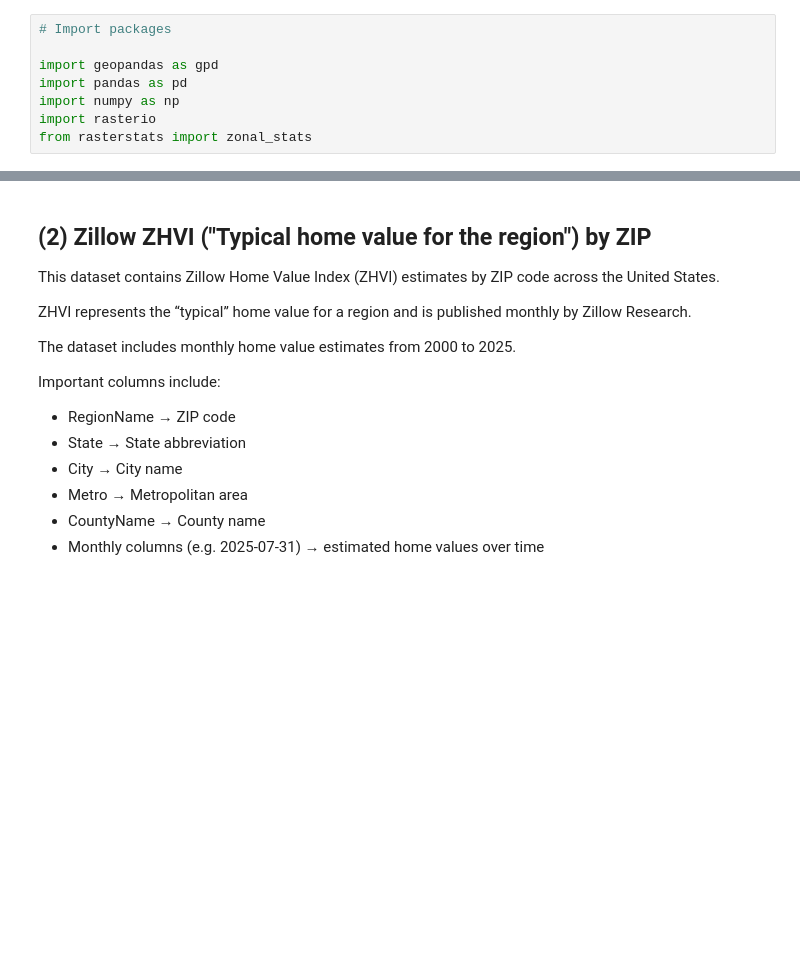
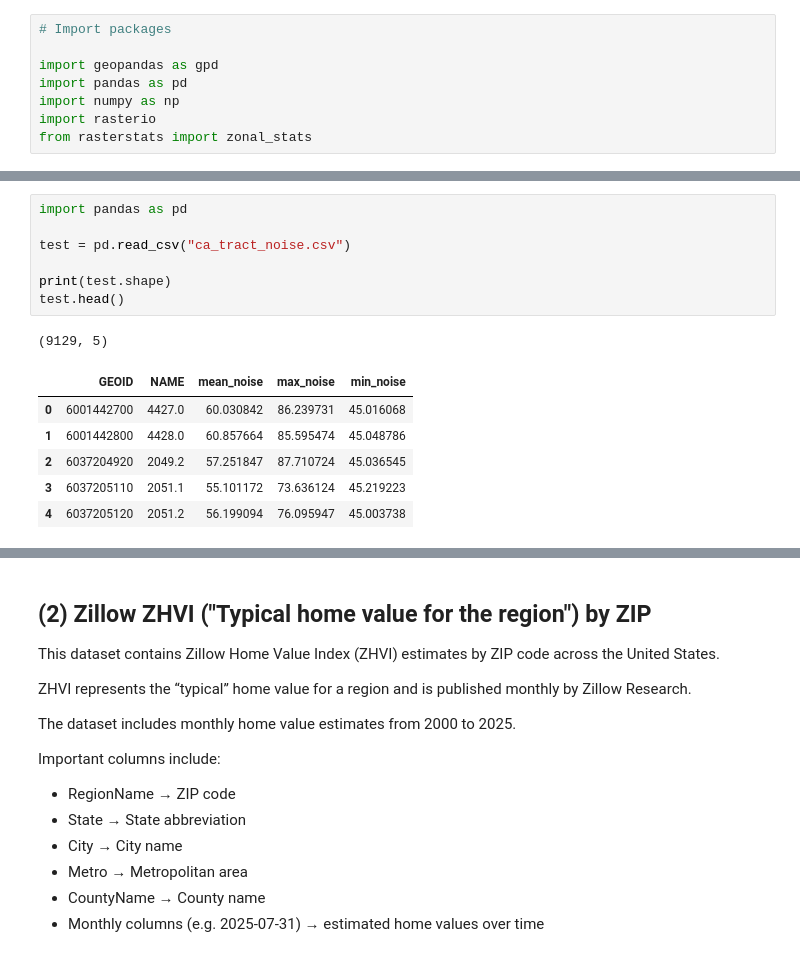
Before and after one commit to nengmao888/math189-final-project, a Jupyter notebook: data/math_189_datasets.ipynb, the cells around one changed output, grey strips where cells are left out. Saved outputs shown, nothing was run; the diff lists cells and outputs as text; blank space fills up the shorter version.

```diff
--- a/data/math_189_datasets.ipynb
+++ b/data/math_189_datasets.ipynb
@@ -347,0 +344,15 @@ sd_noise_table.to_csv("sd_tract_noise.csv", index=False)
+# %%
+import pandas as pd
+
+test = pd.read_csv("ca_tract_noise.csv")
+
+print(test.shape)
+test.head()
+# %% [output]
+(9129, 5)
+|  | GEOID | NAME | mean_noise | max_noise | min_noise |
+| 0 | 6001442700 | 4427.0 | 60.030842 | 86.239731 | 45.016068 |
+| 1 | 6001442800 | 4428.0 | 60.857664 | 85.595474 | 45.048786 |
+| 2 | 6037204920 | 2049.2 | 57.251847 | 87.710724 | 45.036545 |
+| 3 | 6037205110 | 2051.1 | 55.101172 | 73.636124 | 45.219223 |
+| 4 | 6037205120 | 2051.2 | 56.199094 | 76.095947 | 45.003738 |
```
Also changed, not shown: parts of 39 cells of this notebook, 1 other file.
